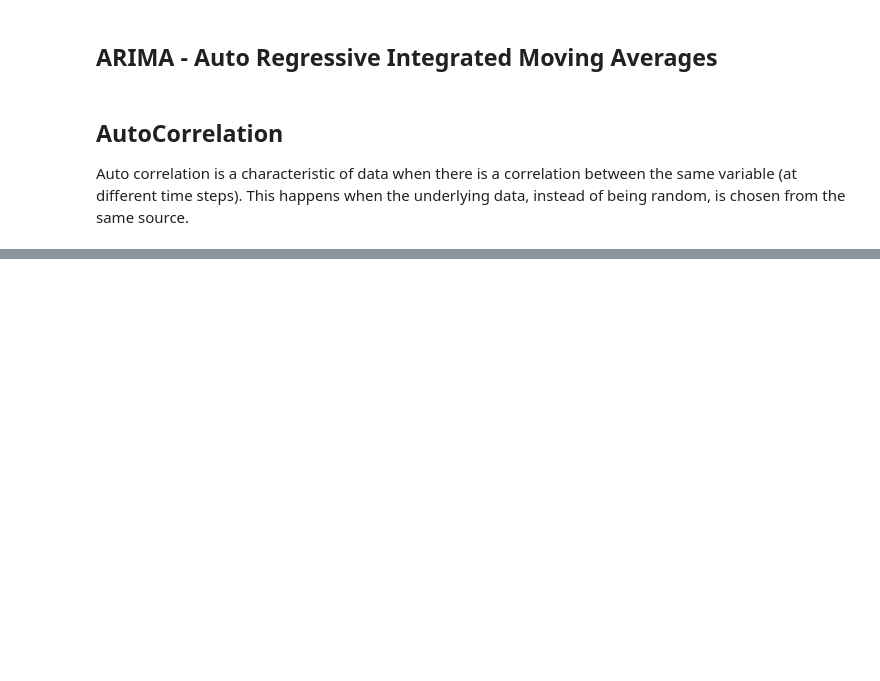
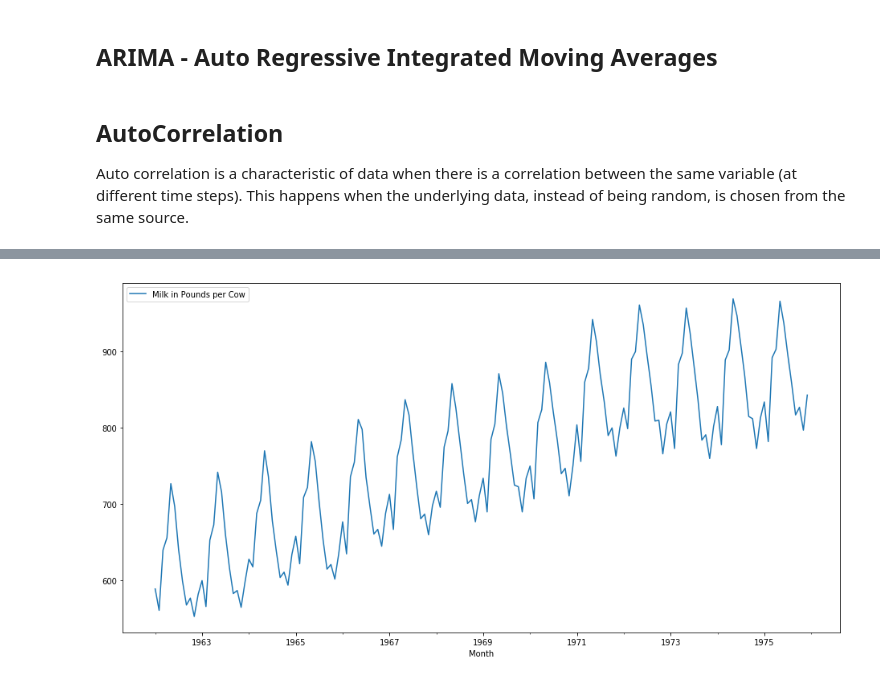
Before and after one commit to maykulkarni/algo_trading, a Jupyter notebook: 3. Time series analysis.ipynb, the cells around one changed output, grey strips where cells are left out. Cells and saved outputs as stored; diff of their text form; code cells hidden in the pictures; blank space fills up the shorter version.

```diff
--- a/3. Time series analysis.ipynb
+++ b/3. Time series analysis.ipynb
@@ -193,3 +193,6 @@ result.plot();
 ## AutoCorrelation
 
 Auto correlation is a characteristic of data when there is a correlation between the same variable (at different time steps). This happens when the underlying data, instead of being random, is chosen from the same source.
+# %%
+df_milk = pd.read_csv("datasets/monthly-milk-production-pounds-p.csv")
+df_milk.head()
@@ -195,0 +206,11 @@ Auto correlation is a characteristic of data when there is a correlation between
+# %%
+# rename columns
+df_milk.columns = ["Month", "Milk in Pounds per Cow"]
+
+# drop the last row, it's weird
+df_milk = df_milk.drop(168, axis=0)
+
+# Convert index to datetime
+df_milk["Month"] = pd.to_datetime(df_milk["Month"])
+df_milk.set_index("Month", inplace=True)
+df_milk.head()
@@ -195,0 +225,4 @@ Auto correlation is a characteristic of data when there is a correlation between
+# %%
+df_milk.plot();
+# %% [output]
+[figure, added]
```
Also changed, not shown: parts of 6 cells of this notebook, 1 other file.
